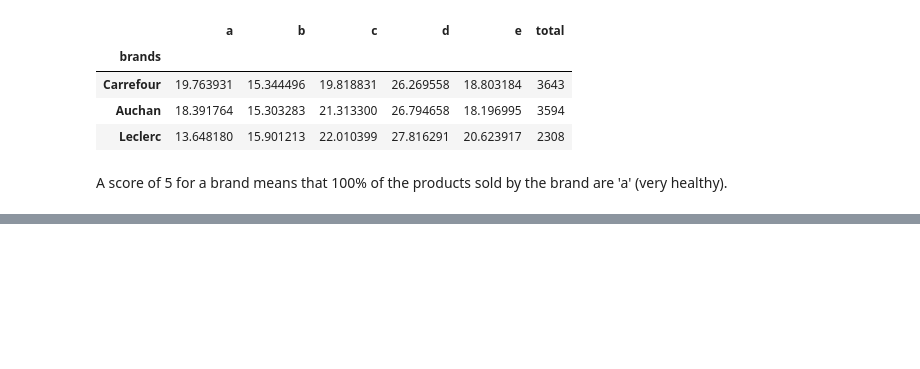
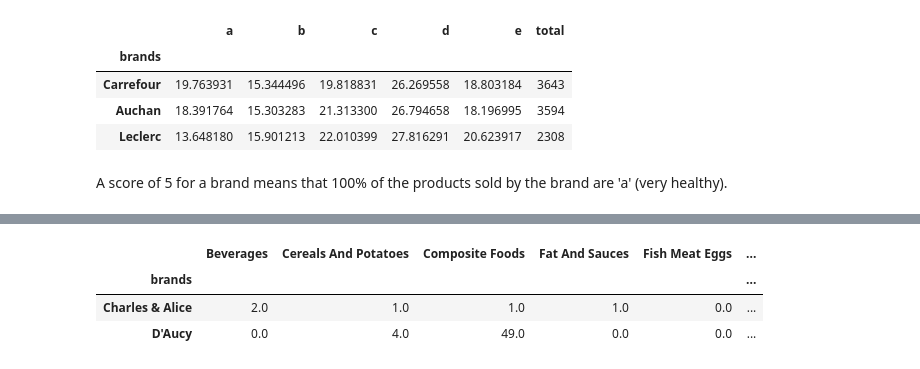
Before and after one commit to mikelassi/Project, a Jupyter notebook: Project_Tom_Milestone3_interactive.ipynb, the cells around one changed output, grey strips where cells are left out. Drawn from its saved outputs; the diff is of its cells as text; code cells hidden in the pictures; blank space fills up the shorter version.

```diff
--- a/Project_Tom_Milestone3_interactive.ipynb
+++ b/Project_Tom_Milestone3_interactive.ipynb
@@ -900,0 +967,8 @@ go.FigureWidget(data=data, layout=layout)
+# %%
+brand_of_interest = brand_dummies_count[brand_dummies_count.index.isin(["D'Aucy", "Charles & Alice"])]
+brand_of_interest
+# %% [output]
+|  | Beverages | Cereals And Potatoes | Composite Foods | Fat And Sauces | Fish Meat Eggs | ... |
+| brands |  |  |  |  |  | ... |
+| Charles & Alice | 2.0 | 1.0 | 1.0 | 1.0 | 0.0 | ... |
+| D'Aucy | 0.0 | 4.0 | 49.0 | 0.0 | 0.0 | ... |
```
Also changed, not shown: parts of 29 cells of this notebook.
